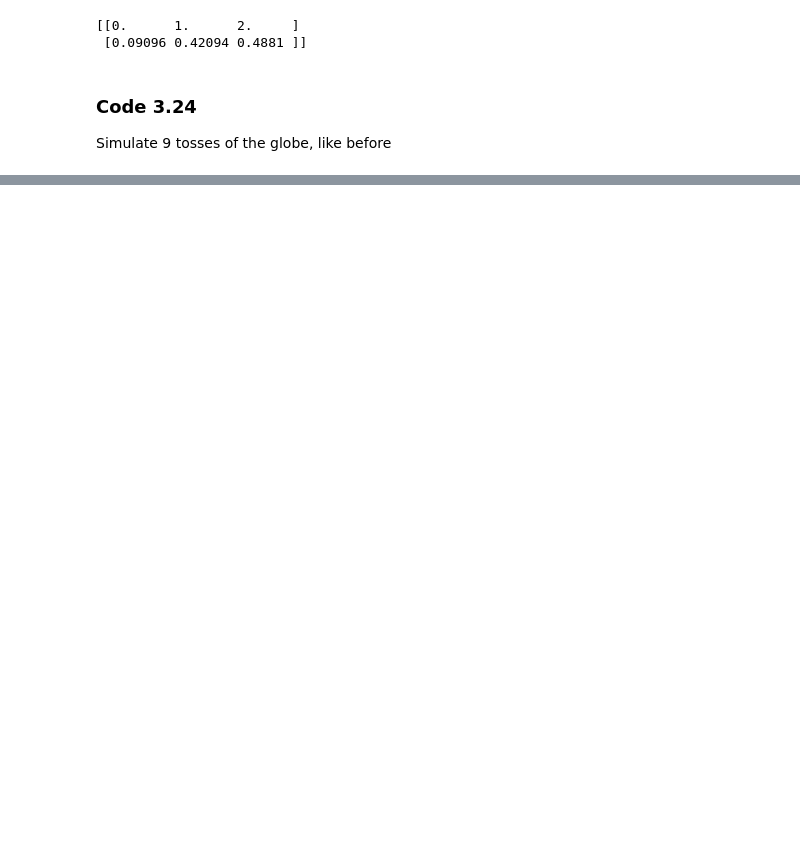
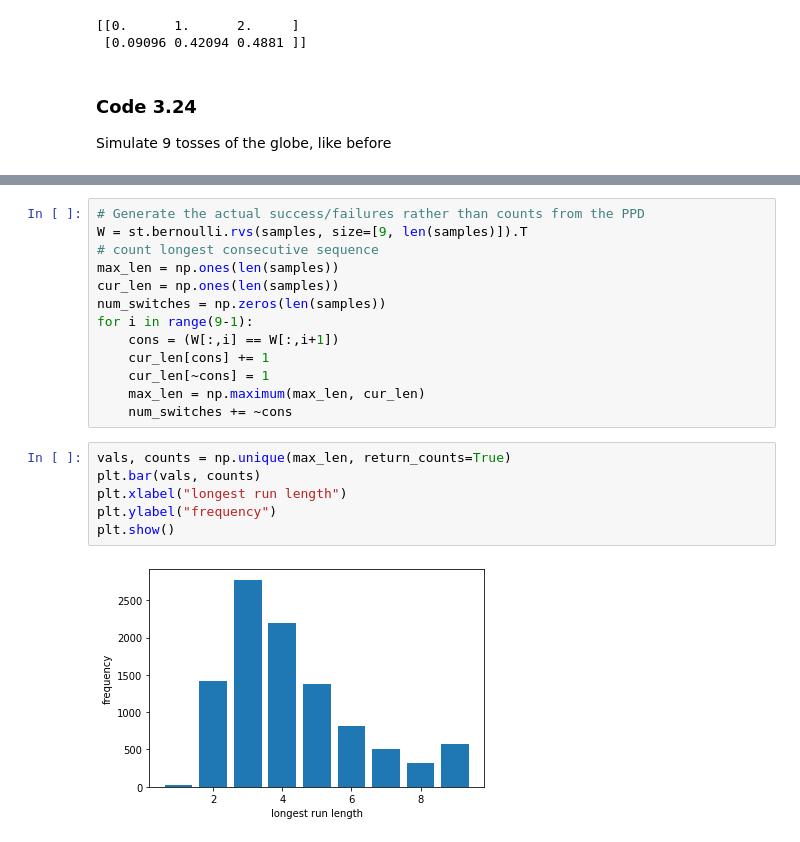
Before and after one commit to ecotner/statistical-rethinking, a Jupyter notebook: notebooks/3_sampling_the_imaginary.ipynb, the cells around one changed output, grey strips where cells are left out. Drawn from its saved outputs; the diff is of its cells as text; blank space fills up the shorter version.

```diff
--- a/notebooks/3_sampling_the_imaginary.ipynb
+++ b/notebooks/3_sampling_the_imaginary.ipynb
@@ -272,0 +302,21 @@ plt.show()
+# %%
+# Generate the actual success/failures rather than counts from the PPD
+W = st.bernoulli.rvs(samples, size=[9, len(samples)]).T
+# count longest consecutive sequence
+max_len = np.ones(len(samples))
+cur_len = np.ones(len(samples))
+num_switches = np.zeros(len(samples))
+for i in range(9-1):
+    cons = (W[:,i] == W[:,i+1])
+    cur_len[cons] += 1
+    cur_len[~cons] = 1
+    max_len = np.maximum(max_len, cur_len)
+    num_switches += ~cons
+# %%
+vals, counts = np.unique(max_len, return_counts=True)
+plt.bar(vals, counts)
+plt.xlabel("longest run length")
+plt.ylabel("frequency")
+plt.show()
+# %% [output]
+[figure, added]
```
Also changed, not shown: parts of 7 cells of this notebook.
